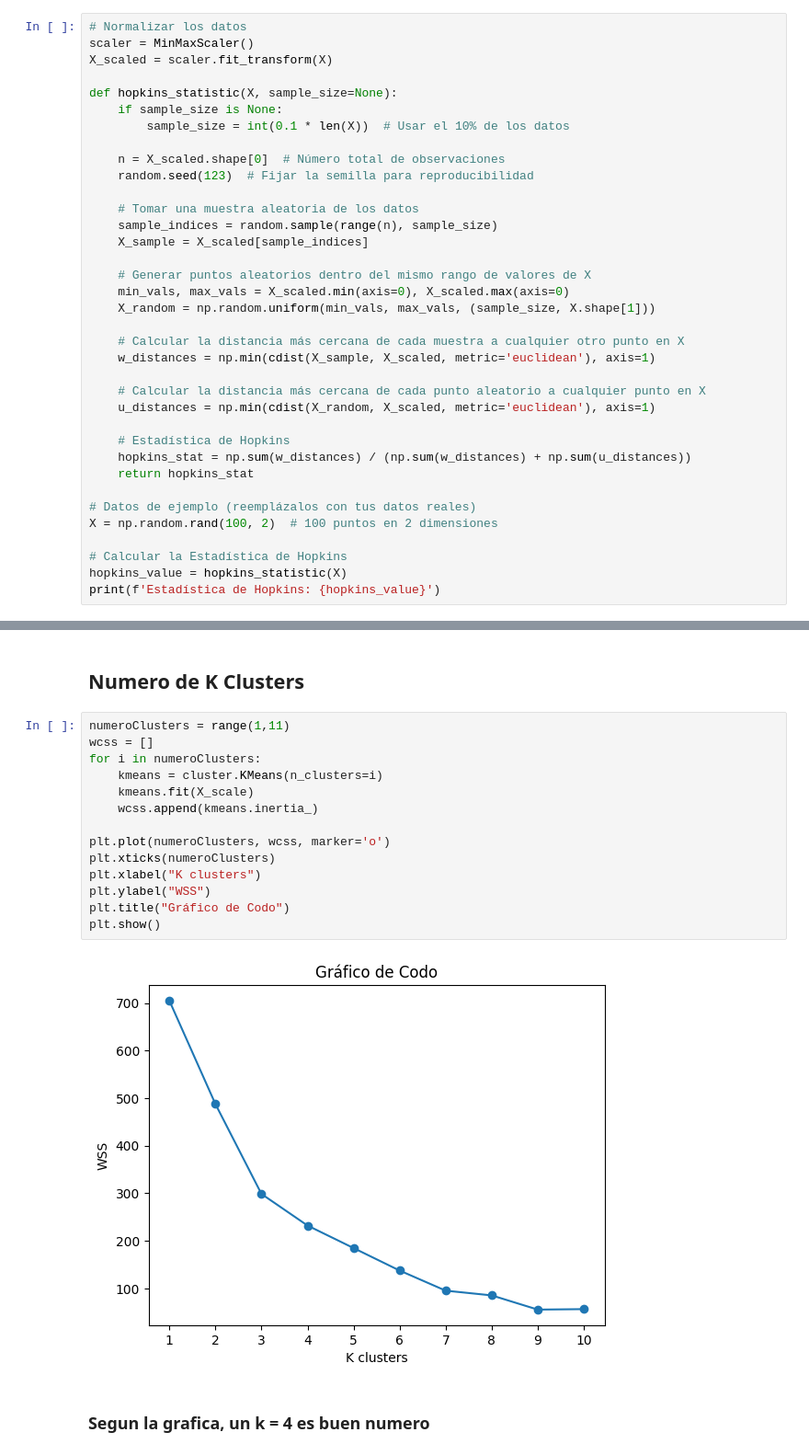
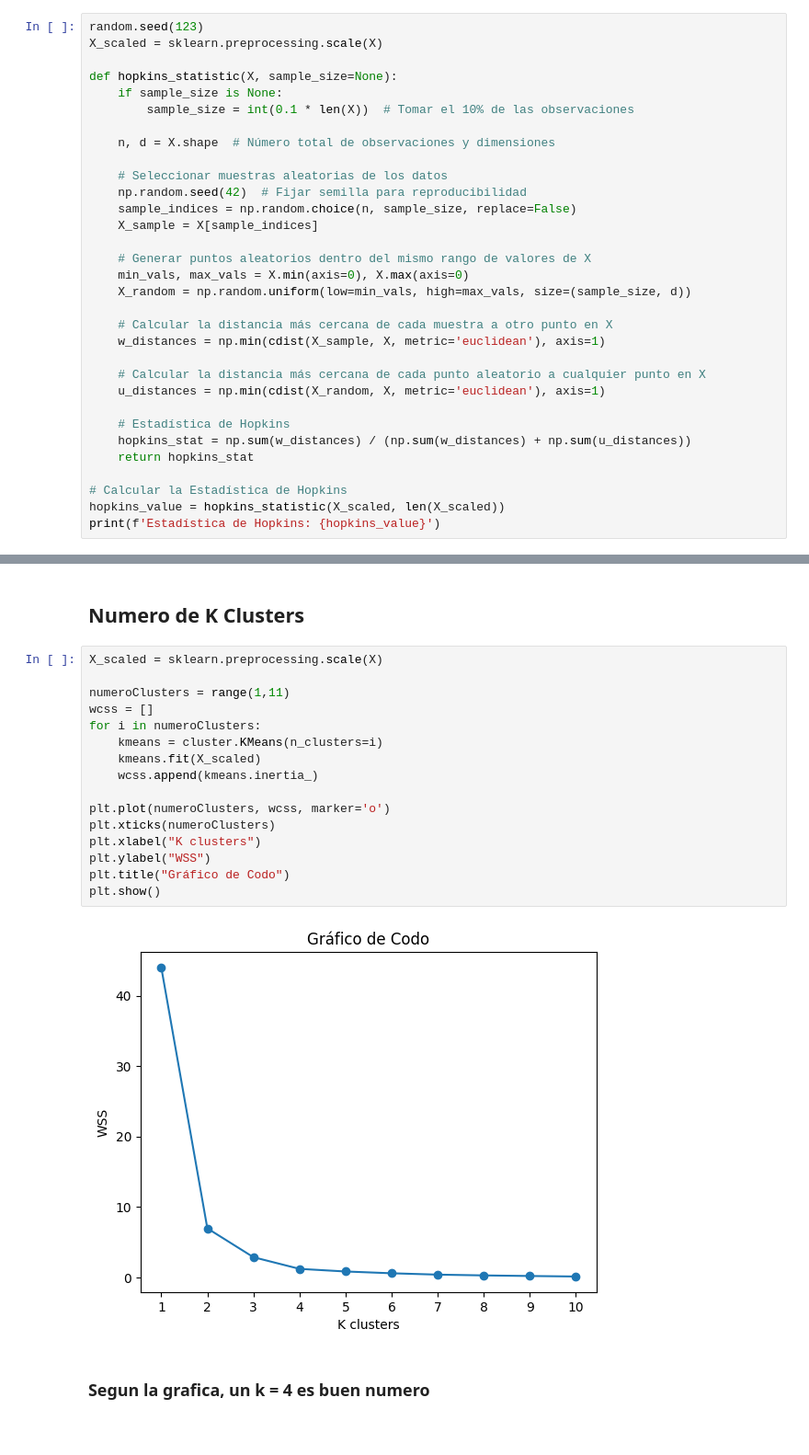
Before and after one commit to josuemj/INE-DataLab, a Jupyter notebook: notebooks/03_clustering.ipynb, the cells around one changed output, grey strips where cells are left out. Shown at 92% size. Drawn from its saved outputs; the diff is of its cells as text.

```diff
--- a/notebooks/03_clustering.ipynb
+++ b/notebooks/03_clustering.ipynb
@@ -117,40 +117,36 @@ X.shape
 # %% [markdown]
 ## Estadistico de Hopkings
 # %%
-# Normalizar los datos
-scaler = MinMaxScaler()
-X_scaled = scaler.fit_transform(X)
+random.seed(123)
+X_scaled = sklearn.preprocessing.scale(X)
 
 def hopkins_statistic(X, sample_size=None):
     if sample_size is None:
-        sample_size = int(0.1 * len(X))  # Usar el 10% de los datos
+        sample_size = int(0.1 * len(X))  # Tomar el 10% de las observaciones
 
-    n = X_scaled.shape[0]  # Número total de observaciones
-    random.seed(123)  # Fijar la semilla para reproducibilidad
+    n, d = X.shape  # Número total de observaciones y dimensiones
 
-    # Tomar una muestra aleatoria de los datos
-    sample_indices = random.sample(range(n), sample_size)
-    X_sample = X_scaled[sample_indices]
+    # Seleccionar muestras aleatorias de los datos
+    np.random.seed(42)  # Fijar semilla para reproducibilidad
+    sample_indices = np.random.choice(n, sample_size, replace=False)
+    X_sample = X[sample_indices]
 
     # Generar puntos aleatorios dentro del mismo rango de valores de X
-    min_vals, max_vals = X_scaled.min(axis=0), X_scaled.max(axis=0)
-    X_random = np.random.uniform(min_vals, max_vals, (sample_size, X.shape[1]))
+    min_vals, max_vals = X.min(axis=0), X.max(axis=0)
+    X_random = np.random.uniform(low=min_vals, high=max_vals, size=(sample_size, d))
 
-    # Calcular la distancia más cercana de cada muestra a cualquier otro punto en X
-    w_distances = np.min(cdist(X_sample, X_scaled, metric='euclidean'), axis=1)
+    # Calcular la distancia más cercana de cada muestra a otro punto en X
+    w_distances = np.min(cdist(X_sample, X, metric='euclidean'), axis=1)
 
     # Calcular la distancia más cercana de cada punto aleatorio a cualquier punto en X
-    u_distances = np.min(cdist(X_random, X_scaled, metric='euclidean'), axis=1)
+    u_distances = np.min(cdist(X_random, X, metric='euclidean'), axis=1)
 
     # Estadística de Hopkins
     hopkins_stat = np.sum(w_distances) / (np.sum(w_distances) + np.sum(u_distances))
     return hopkins_stat
 
-# Datos de ejemplo (reemplázalos con tus datos reales)
-X = np.random.rand(100, 2)  # 100 puntos en 2 dimensiones
-
 # Calcular la Estadística de Hopkins
-hopkins_value = hopkins_statistic(X)
+hopkins_value = hopkins_statistic(X_scaled, len(X_scaled))
 print(f'Estadística de Hopkins: {hopkins_value}')
 # %% [output]
 Estadística de Hopkins: 0.0
@@ -159,21 +155,23 @@ Estadística de Hopkins: 0.0
 # %% [markdown]
 ## Numero de K Clusters
 # %%
+X_scaled = sklearn.preprocessing.scale(X)
+
 numeroClusters = range(1,11)
 wcss = []
 for i in numeroClusters:
     kmeans = cluster.KMeans(n_clusters=i)
-    kmeans.fit(X_scale)
+    kmeans.fit(X_scaled)
     wcss.append(kmeans.inertia_)
 
 plt.plot(numeroClusters, wcss, marker='o')
 plt.xticks(numeroClusters)
 plt.xlabel("K clusters")
 plt.ylabel("WSS")
 plt.title("Gráfico de Codo")
 plt.show()
 # %% [output]
-[figure, old version]
+[figure, new version]
 # %% [markdown]
 ### Segun la grafica, un k = 4 es buen numero
 # %% [markdown]
```
Also changed, not shown: parts of 11 cells of this notebook.
